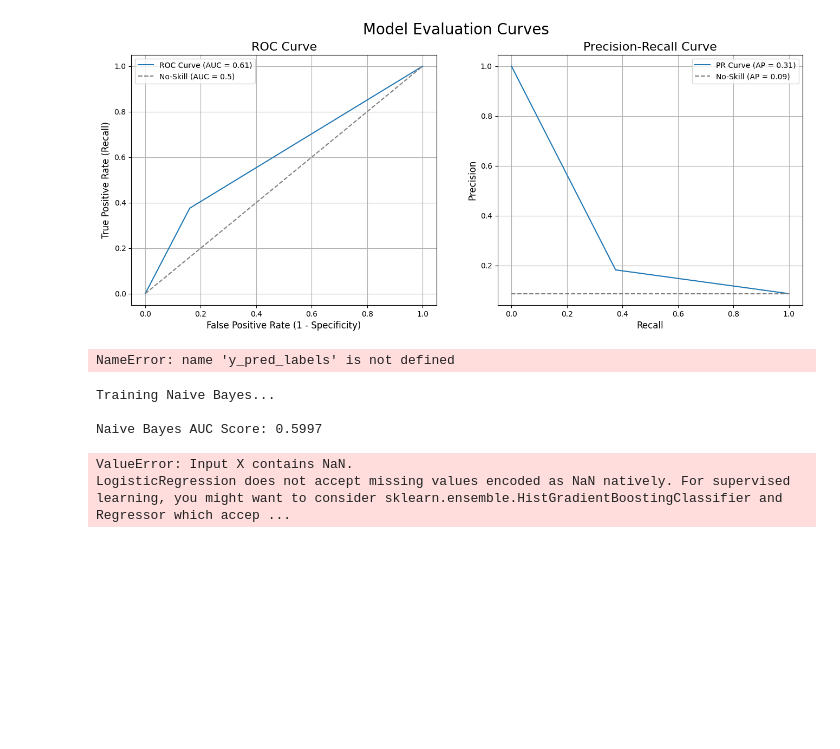
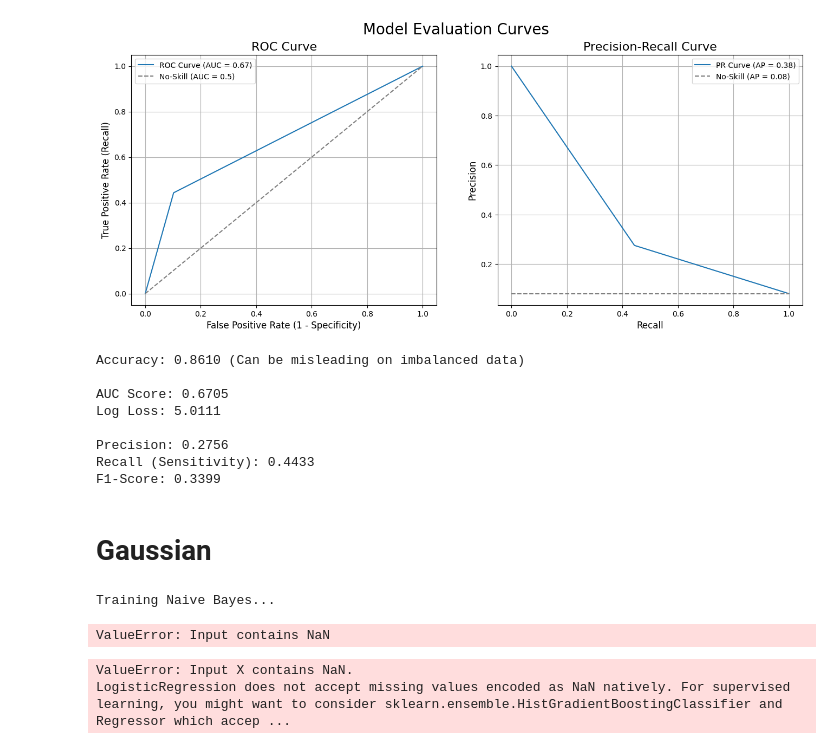
Before and after one commit to domjoseph2000/Credit_Risk_Analytics_Engine, a Jupyter notebook: src/Initial-Models/credit_card_model.ipynb, the cells around one changed output. Cells and saved outputs as stored; diff of their text form; code cells hidden in the pictures; blank space fills up the shorter version.

```diff
--- a/src/Initial-Models/credit_card_model.ipynb
+++ b/src/Initial-Models/credit_card_model.ipynb
@@ -45,4 +107,4 @@ df = pd.read_parquet('src\\intermediate\\creditcard_processed.parquet')
 # %%
-X = df[feature_cols]
-y = df[target_col]
+X = combined_df[feature_cols]
+y = combined_df['TARGET']
 # %%
@@ -152,0 +259,11 @@ Best hyperparameters found:
+# %%
+resolved_best = {
+    "colsample_bytree": 0.49843120969470817,
+    "learning_rate": 0.021523244311830798,
+    "max_depth": 8,
+    "min_child_samples": 450,
+    "n_estimators": 780,
+    "num_leaves": 88,
+    "reg_alpha": 0.03572601757164547,
+    "reg_lambda": 0.023836232805870886
+}
@@ -223,0 +322,13 @@ Test AUC: 0.6537
+# %%
+# 3. Train the model
+print("Training the final optimized model...")
+final_model.fit(
+    X_train_final, y_train_final,
+    eval_set=[(X_val_final, y_val_final)],
+    callbacks=[lgb.early_stopping(stopping_rounds=50, verbose=True)]
+)
+
+# Evaluate on test set
+y_pred_proba = final_model.predict_proba(X_val_final)[:, 1]
+test_auc = roc_auc_score(y_val_final, y_pred_proba)
+print(f"Test AUC: {test_auc:.4f}")
@@ -224,7 +341,7 @@ Test AUC: 0.6537
 # %%
 # --- 4. Find the Optimal Threshold from the Precision-Recall Curve ---
 # Get precision, recall, and thresholds
-precision, recall, thresholds = precision_recall_curve(y_val, y_pred_proba)
+precision, recall, thresholds = precision_recall_curve(y_val_final, y_pred_proba)
 
 # Calculate F1-score for each threshold
 # Note: We add a small epsilon to avoid division by zero
@@ -243,6 +360,6 @@ print(f"F1-Score at this threshold: {best_f1_score:.4f}\n")
 y_pred_optimal = (y_pred_proba >= best_threshold) * 1
 
 print(f"--- Performance at Optimal Threshold ({best_threshold:.2f}) ---")
-print(classification_report(y_val, y_pred_optimal))
+print(classification_report(y_val_final, y_pred_optimal))
 # %% [output]
 --- Finding the Optimal Threshold ---
@@ -286,54 +397,63 @@ Feature importances:
 # %%
 # For ROC Curve
 y_pred_proba = y_pred_optimal
-fpr, tpr, roc_thresholds = roc_curve(y_val, y_pred_proba)
-roc_auc = roc_auc_score(y_val, y_pred_proba)
+fpr, tpr, roc_thresholds = roc_curve(y_val_final, y_pred_proba)
+roc_auc = roc_auc_score(y_val_final, y_pred_proba)
 
 # For Precision-Recall Curve
-precision, recall, pr_thresholds = precision_recall_curve(y_val, y_pred_proba)
+precision, recall, pr_thresholds = precision_recall_curve(y_val_final, y_pred_proba)
 pr_auc = auc(recall, precision)
 
 # Create a figure with two subplots
 fig, (ax1, ax2) = plt.subplots(1, 2, figsize=(16, 6))
 
 # --- Plot 1: ROC Curve ---
 ax1.plot(fpr, tpr, label=f'ROC Curve (AUC = {roc_auc:.2f})')
 ax1.plot([0, 1], [0, 1], linestyle='--', color='gray', label='No-Skill (AUC = 0.5)')
 ax1.set_title('ROC Curve', fontsize=16)
 ax1.set_xlabel('False Positive Rate (1 - Specificity)', fontsize=12)
 ax1.set_ylabel('True Positive Rate (Recall)', fontsize=12)
 ax1.legend()
 ax1.grid(True)
 
 # --- Plot 2: Precision-Recall Curve ---
 ax2.plot(recall, precision, label=f'PR Curve (AP = {pr_auc:.2f})')
-no_skill = len(y_val[y_val==1]) / len(y_val)
+no_skill = len(y_val_final[y_val_final==1]) / len(y_val_final)
 ax2.plot([0, 1], [no_skill, no_skill], linestyle='--', color='gray', label=f'No-Skill (AP = {no_skill:.2f})')
 ax2.set_title('Precision-Recall Curve', fontsize=16)
 ax2.set_xlabel('Recall', fontsize=12)
 ax2.set_ylabel('Precision', fontsize=12)
 ax2.legend()
 ax2.grid(True)
 
 # Add a main title and show the plot
 fig.suptitle('Model Evaluation Curves', fontsize=20)
 plt.show()
 # %% [output]
-[figure, old version]
+[figure, new version]
 # %%
 # 4. Calculate and print metrics
-print(f"Accuracy: {accuracy_score(y_val, y_pred_labels):.4f} (Can be misleading on imbalanced data)\n")
+print(f"Accuracy: {accuracy_score(y_val_final, y_pred_optimal):.4f} (Can be misleading on imbalanced data)\n")
 
 # Metrics that require probabilities
-print(f"AUC Score: {roc_auc_score(y_val, y_pred_labels):.4f}")
-print(f"Log Loss: {log_loss(y_val, y_pred_labels):.4f}\n")
+print(f"AUC Score: {roc_auc_score(y_val_final, y_pred_optimal):.4f}")
+print(f"Log Loss: {log_loss(y_val_final, y_pred_optimal):.4f}\n")
 
 # Metrics that require binary labels
-print(f"Precision: {precision_score(y_val, y_pred_labels):.4f}")
-print(f"Recall (Sensitivity): {recall_score(y_val, y_pred_labels):.4f}")
-print(f"F1-Score: {f1_score(y_val, y_pred_labels):.4f}\n")
+print(f"Precision: {precision_score(y_val_final, y_pred_optimal):.4f}")
+print(f"Recall (Sensitivity): {recall_score(y_val_final, y_pred_optimal):.4f}")
+print(f"F1-Score: {f1_score(y_val_final, y_pred_optimal):.4f}\n")
 # %% [output]
-NameError: name 'y_pred_labels' is not defined
+Accuracy: 0.8610 (Can be misleading on imbalanced data)
+
+AUC Score: 0.6705
+Log Loss: 5.0111
+
+Precision: 0.2756
+Recall (Sensitivity): 0.4433
+F1-Score: 0.3399
+# %% [markdown]
+# Gaussian
 # %%
 from sklearn.naive_bayes import GaussianNB
 
@@ -342,17 +462,16 @@ nb = GaussianNB()
 
 # 2. Train the model
 print("Training Naive Bayes...")
-nb.fit(X_train, y_train)
+nb.fit(X_train_final, y_train_final)
 
 # 3. Make predictions and evaluate
-y_pred_proba = nb.predict_proba(X_val)[:, 1]
-auc = roc_auc_score(y_val, y_pred_proba)
+y_pred_proba = nb.predict_proba(X_val_final)[:, 1]
+auc = roc_auc_score(y_val_final, y_pred_proba)
 
 print(f"\nNaive Bayes AUC Score: {auc:.4f}")
 # %% [output]
 Training Naive Bayes...
-
-Naive Bayes AUC Score: 0.5997
+ValueError: Input contains NaN
 # %%
 from sklearn.linear_model import LogisticRegression
 from sklearn.preprocessing import StandardScaler
```
Also changed, not shown: parts of 27 cells of this notebook, 12 other files.
